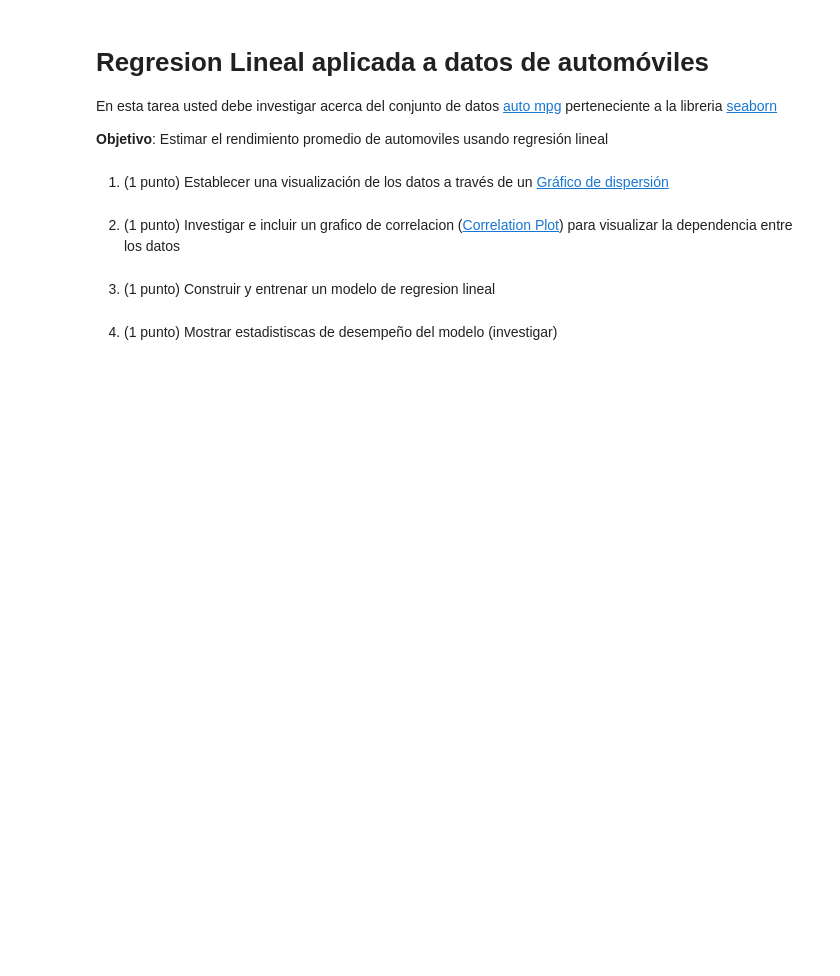
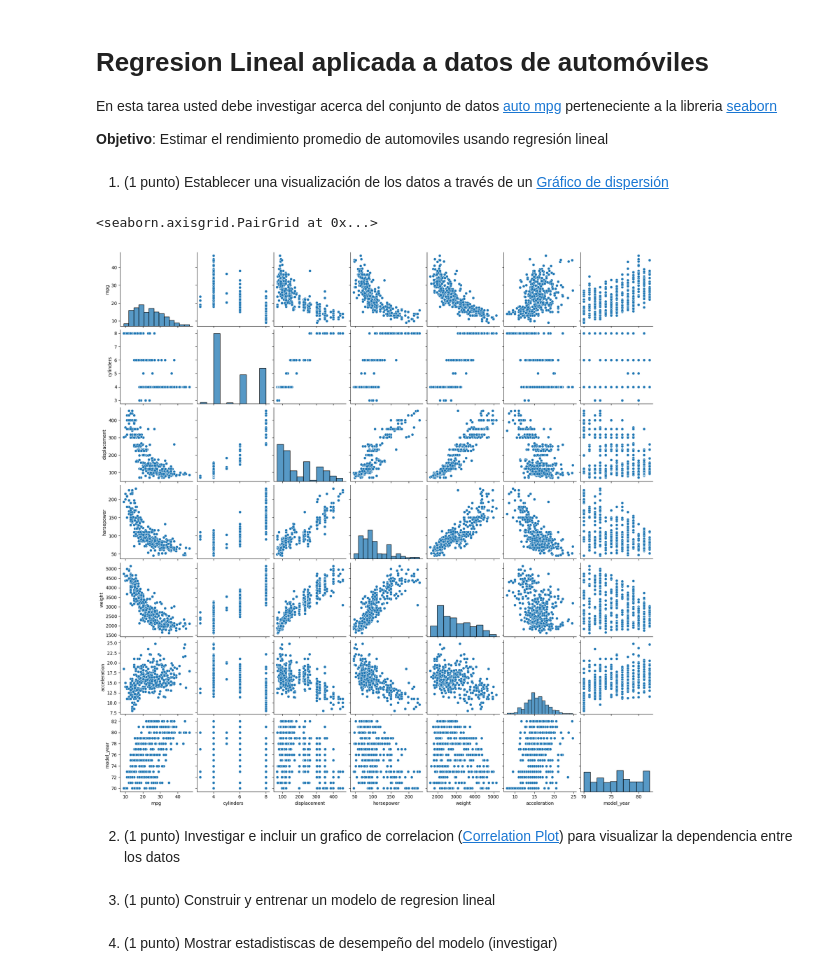
Before and after one commit to boredanon/machine-learning2023-2, a Jupyter notebook: S07-Linear-Models/Tarea_regresion_lineal.ipynb, the cells around one changed output. Saved outputs shown, nothing was run; the diff lists cells and outputs as text; code cells hidden in the pictures; blank space fills up the shorter version.

```diff
--- a/S07-Linear-Models/Tarea_regresion_lineal.ipynb
+++ b/S07-Linear-Models/Tarea_regresion_lineal.ipynb
@@ -9,6 +9,16 @@ En esta tarea usted debe investigar acerca del conjunto de datos [auto mpg](http
 **Objetivo**: Estimar el rendimiento promedio de automoviles usando regresión lineal
 # %% [markdown]
 1) (1 punto) Establecer una visualización de los datos a través de un [Gráfico de dispersión](https://seaborn.pydata.org/tutorial/axis_grids.html)
+# %%
+import seaborn as sns #Database that holds tehe auto mpg data.
+
+mpg = sns.load_dataset("mpg") #Self-explanatory, we load the dataset.
+
+#Scatterplot matrix between all variables.
+sns.pairplot(mpg)
+# %% [output]
+<seaborn.axisgrid.PairGrid at 0x...>
+[figure, added]
 # %% [markdown]
 2) (1 punto) Investigar e incluir un grafico de correlacion ([Correlation Plot](https://seaborn.pydata.org/examples/many_pairwise_correlations.html)) para visualizar la dependencia entre los datos
 # %% [markdown]
```
